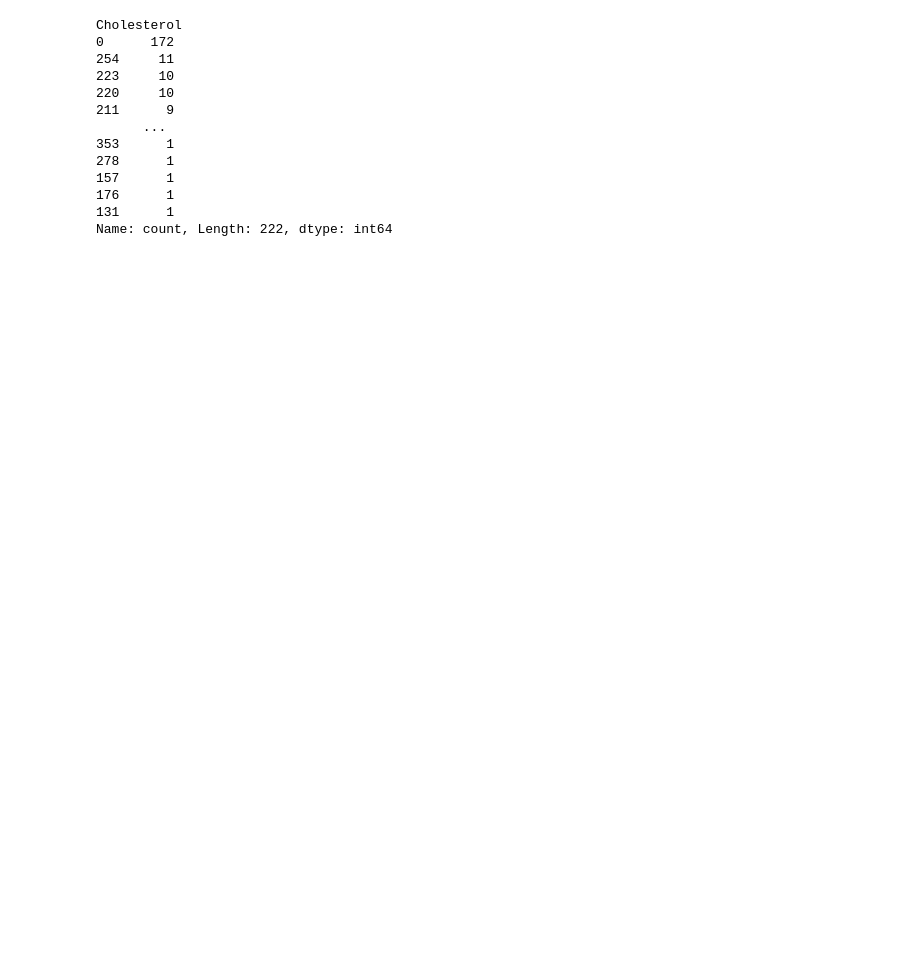
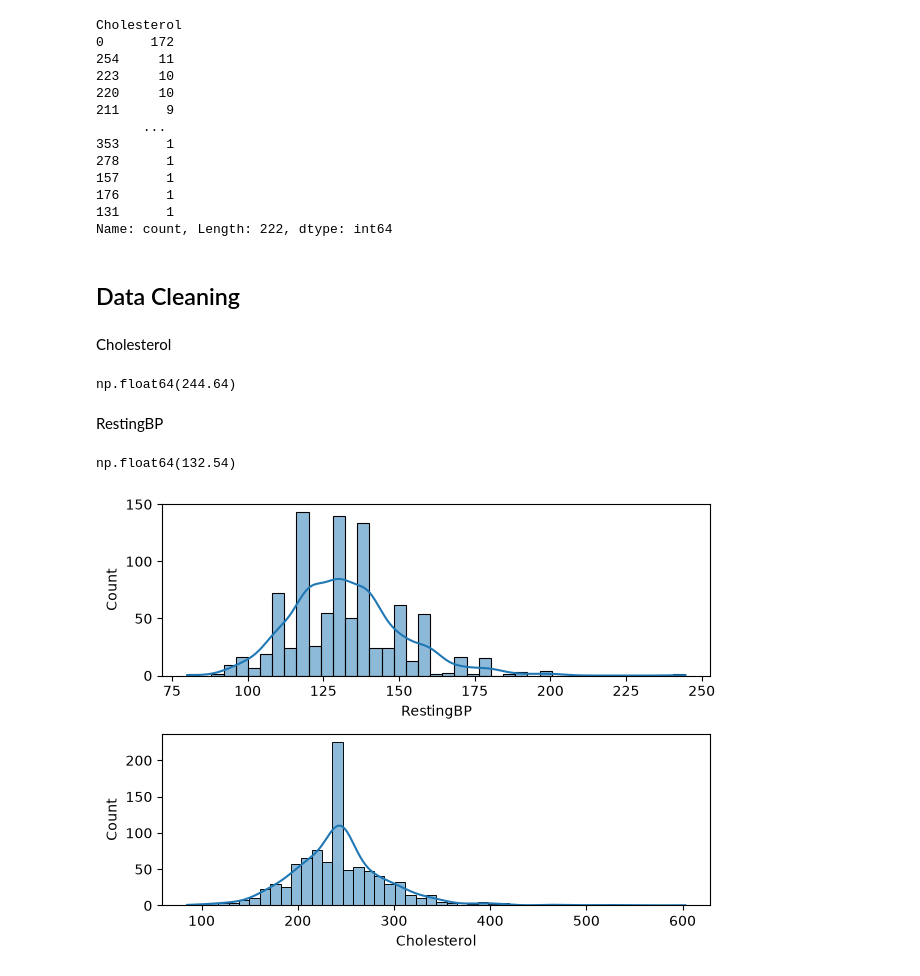
Before and after one commit to praful011-nep/ML-Playground, a Jupyter notebook: Machine Learning/ML Foundation/heart.ipynb, the cells around one changed output. Cells and saved outputs as stored; diff of their text form; code cells hidden in the pictures; blank space fills up the shorter version.

Commit message:
Data cleaning

```diff
--- a/Machine Learning/ML Foundation/heart.ipynb
+++ b/Machine Learning/ML Foundation/heart.ipynb
@@ -140,3 +145,17 @@ Cholesterol
 176      1
 131      1
 Name: count, Length: 222, dtype: int64
+# %% [markdown]
+## Data Cleaning
+# %% [markdown]
+Cholesterol
+# %%
+ch_mean = df.loc[df['Cholesterol'] != 0, 'Cholesterol'].mean().round(2)
+# %%
+ch_mean
+# %% [output]
+np.float64(244.64)
+# %%
+df['Cholesterol'] = df['Cholesterol'].replace(0,ch_mean)
+# %% [markdown]
+RestingBP
@@ -142,0 +164,17 @@ Name: count, Length: 222, dtype: int64
+# %%
+rb_mean
+# %% [output]
+np.float64(132.54)
+# %%
+df['RestingBP'] = df['RestingBP'].replace(0,ch_mean)
+# %%
+def clean_plotting(var, num):
+    plt.subplot(2,1,num)
+    sns.histplot(df[var], kde=True)
+
+clean_plotting("RestingBP",1)
+clean_plotting("Cholesterol",2)
+
+plt.tight_layout()
+# %% [output]
+[figure, added]
```
Also changed, not shown: parts of 2 cells of this notebook.
